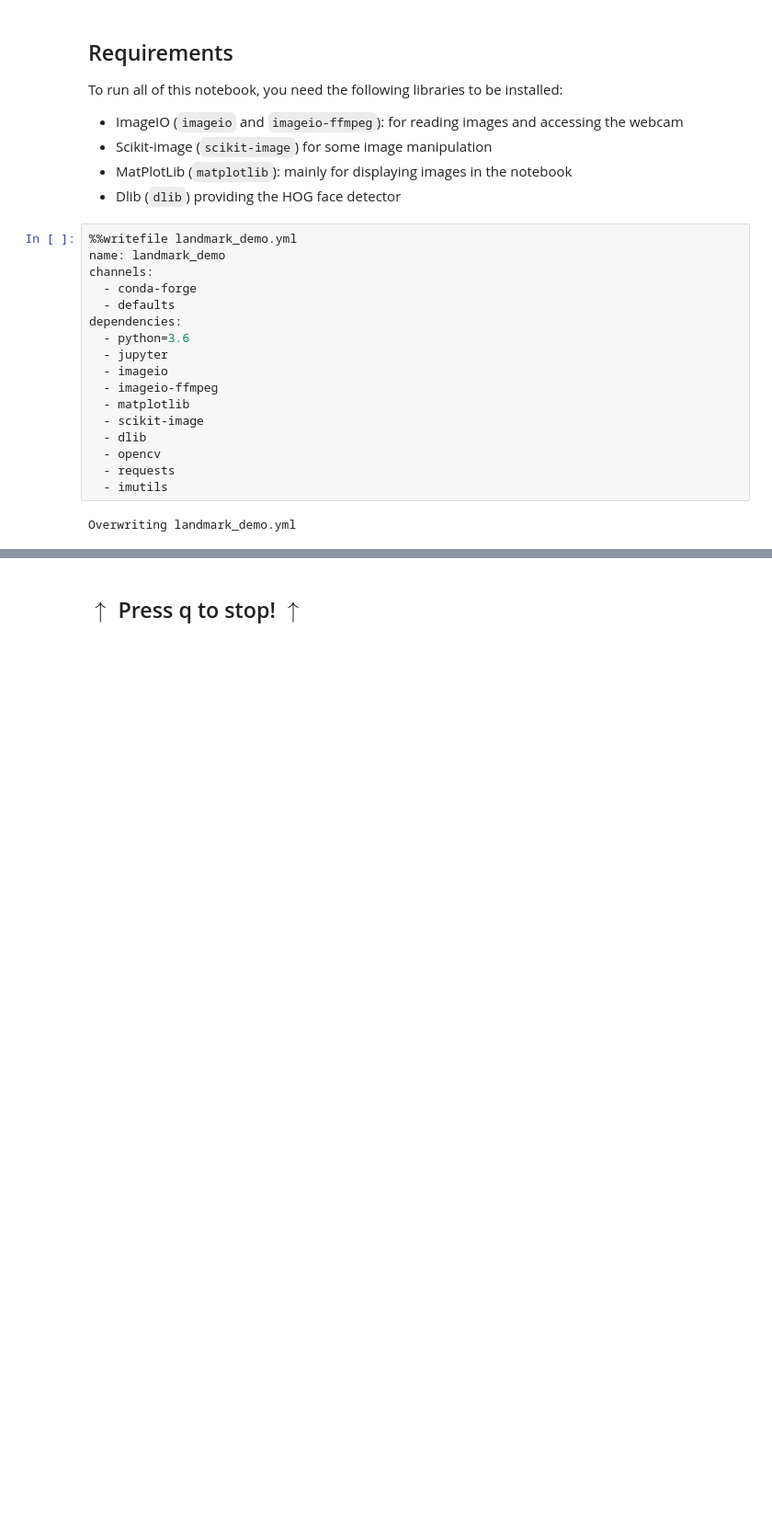
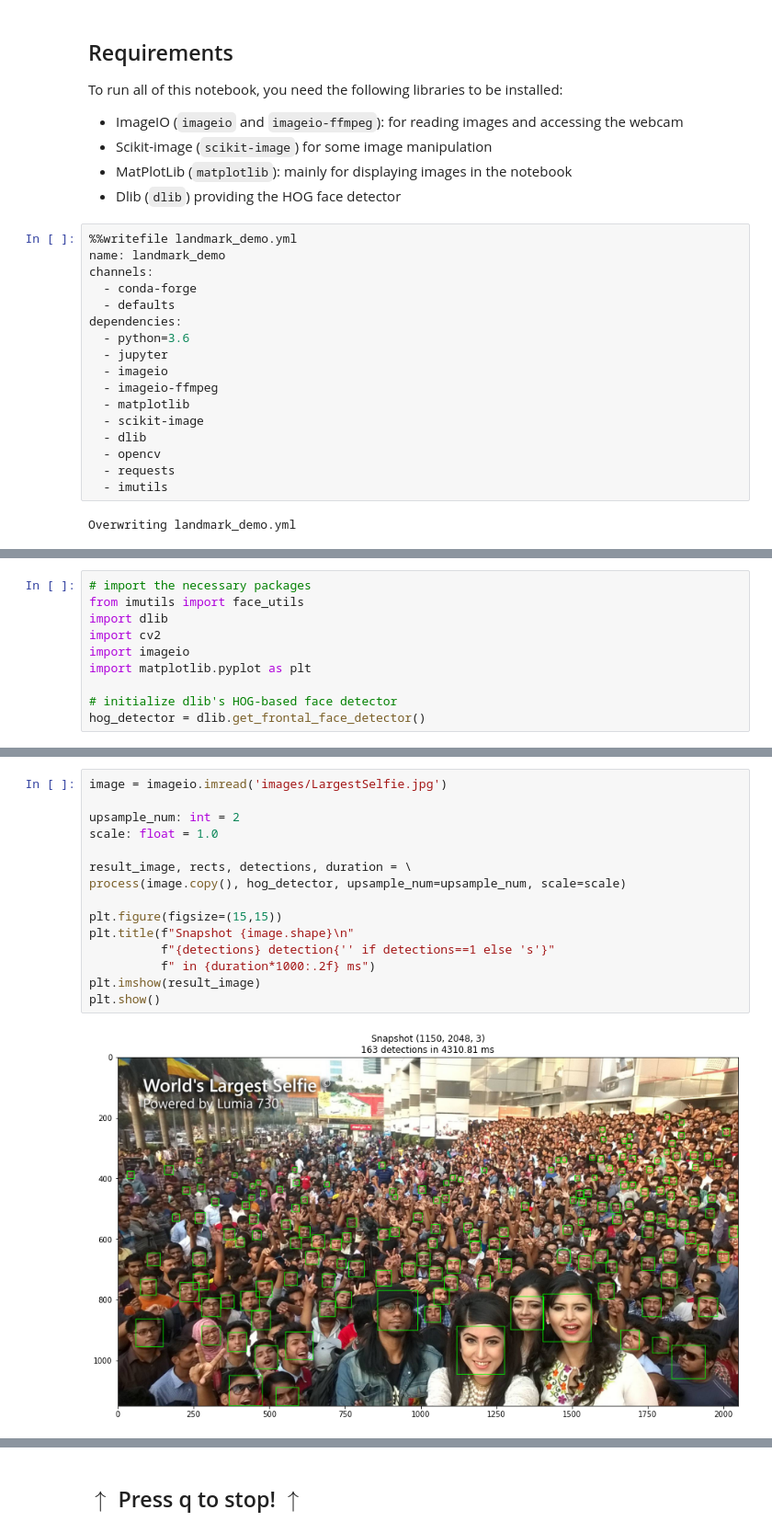
Before and after one commit to lucasessmann/FaceRecognition, a Jupyter notebook: Landmark_Demo.ipynb, the cells around one changed output, grey strips where cells are left out. Shown at 92% size. Drawn from its saved outputs; the diff is of its cells as text; blank space fills up the shorter version.

Commit message:
Demo - Stationary Detection implemented

```diff
--- a/Landmark_Demo.ipynb
+++ b/Landmark_Demo.ipynb
@@ -77,0 +74,10 @@ Overwriting landmark_demo.yml
+# %%
+# import the necessary packages
+from imutils import face_utils
+import dlib
+import cv2
+import imageio
+import matplotlib.pyplot as plt
+
+# initialize dlib's HOG-based face detector
+hog_detector = dlib.get_frontal_face_detector()
@@ -77,0 +148,17 @@ Overwriting landmark_demo.yml
+# %%
+image = imageio.imread('images/LargestSelfie.jpg')
+
+upsample_num: int = 2
+scale: float = 1.0
+
+result_image, rects, detections, duration = \
+process(image.copy(), hog_detector, upsample_num=upsample_num, scale=scale)
+
+plt.figure(figsize=(15,15))
+plt.title(f"Snapshot {image.shape}\n"
+          f"{detections} detection{'' if detections==1 else 's'}"
+          f" in {duration*1000:.2f} ms")
+plt.imshow(result_image)
+plt.show()
+# %% [output]
+[figure, added]
```
Also changed, not shown: parts of 9 cells of this notebook, 2 other files.
